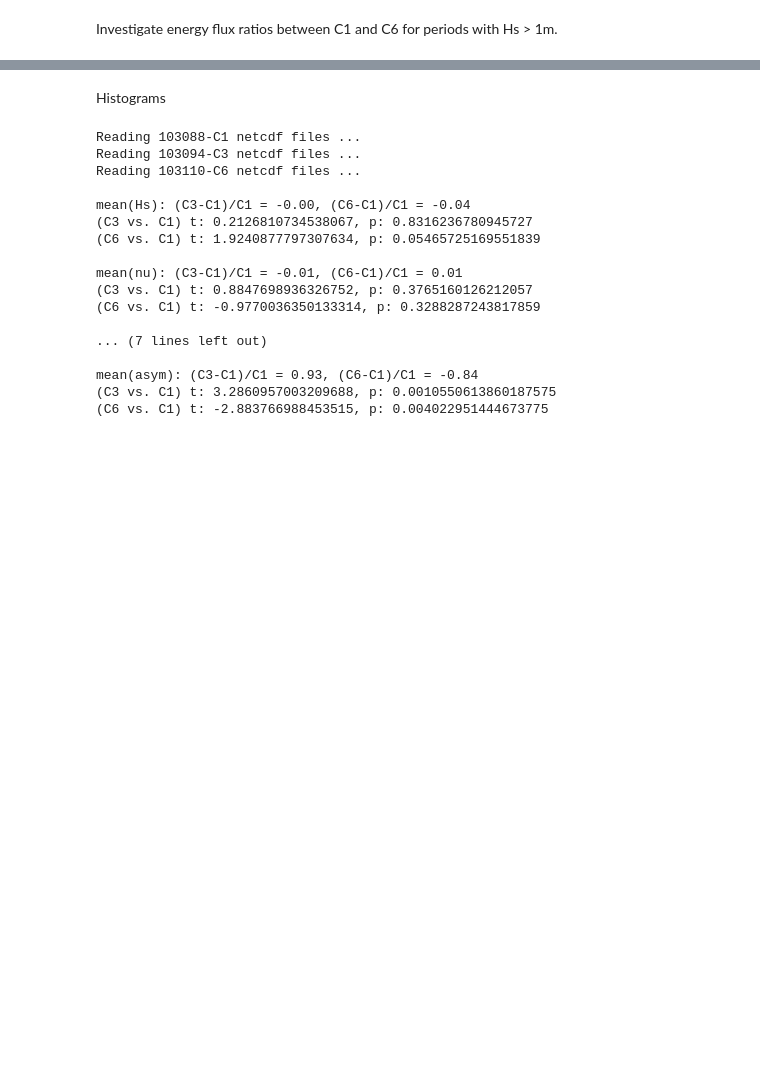
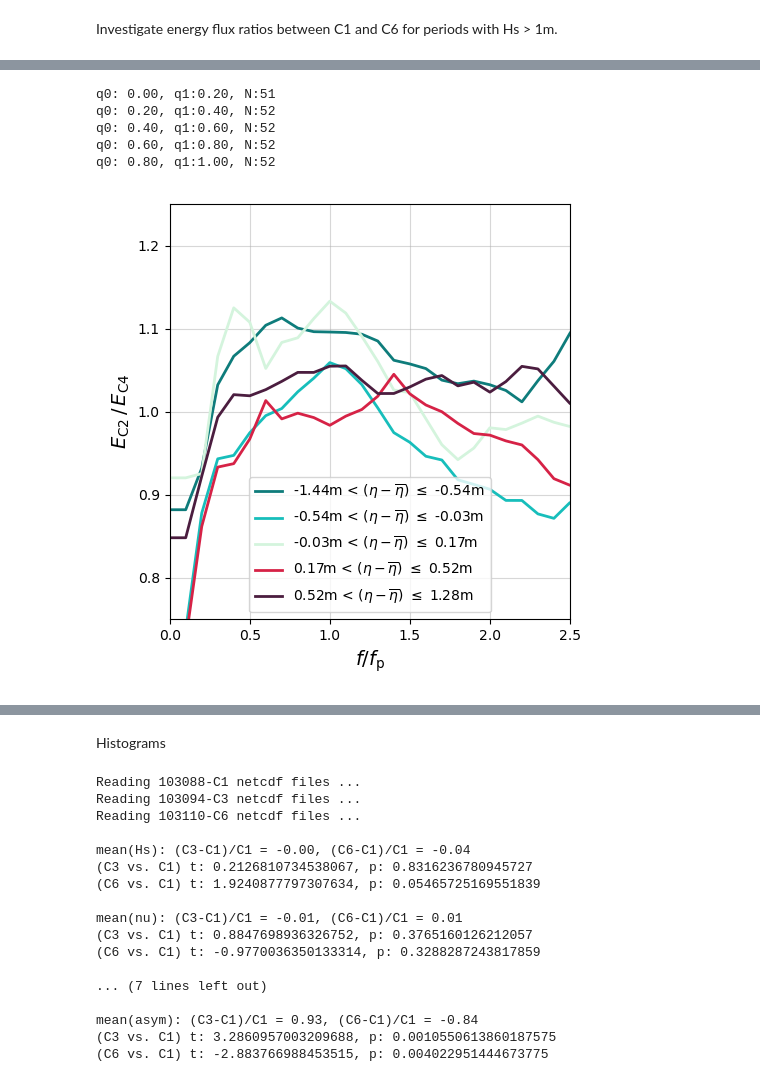
Before and after one commit to mikapm/pyROXSI, a Jupyter notebook: roxsi_pyfuns/notebooks/cross_shore_spectra.ipynb, the cells around one changed output, grey strips where cells are left out. Cells and saved outputs as stored; diff of their text form; code cells hidden in the pictures; blank space fills up the shorter version.

```diff
--- a/roxsi_pyfuns/notebooks/cross_shore_spectra.ipynb
+++ b/roxsi_pyfuns/notebooks/cross_shore_spectra.ipynb
@@ -47,6 +49,9 @@ fn_bathy = os.path.join(bathydir, 'Asilomar_2022_SSA_bathy.nc')
 dsb = xr.decode_cf(xr.open_dataset(fn_bathy, decode_coords='all'))
 fn_bathy_new = os.path.join(bathydir, 'Asilomar_2022_SSA_bathy_updated_1m.nc')
 dsbn = xr.decode_cf(xr.open_dataset(fn_bathy_new, decode_coords='all'))
+
+# Nortek Vector ADVs
+vec_root = os.path.join(rootdir, 'Vectors', 'Level1')
 
 # Initialize figure and plot
 cls = ['#264653', '#2A9D8F', '#E9C46A', '#F4A261', '#E76F51']
@@ -454,0 +783,50 @@ Coordinates:
+# %%
+# Plot spectral ratios for Vectors at C2 vs. C4
+fig, ax = plt.subplots(figsize=(5,5))
+# Compute energy fluxes
+Ef2 = (specn_vec['C2'].Ezz_n)# * dsc1.Cg)
+Ef4 = (specn_vec['C4'].Ezz_n)# * dsc6.Cg)
+# Iterate over all energy flux ratios and plot with color
+# for i in range(nspec):
+nq = 5 # Number of quantiles
+for i in range(nq):
+    # Compute quantile range
+#     q0_c1 = Ef1.depth_dev.quantile(i/nq, dim='depth_dev')
+#     q1_c1 = Ef1.depth_dev.quantile((i+1)/nq, dim='depth_dev')
+#     q0_c6 = Ef6.depth_dev.quantile(i/nq, dim='depth_dev')
+#     q1_c6 = Ef6.depth_dev.quantile((i+1)/nq, dim='depth_dev')
+    q0_c2 = Ef2.depth_dev.quantile(i/nq, dim='depth_dev')
+    q1_c2 = Ef2.depth_dev.quantile((i+1)/nq, dim='depth_dev')
+    q0_c4 = Ef4.depth_dev.quantile(i/nq, dim='depth_dev')
+    q1_c4 = Ef4.depth_dev.quantile((i+1)/nq, dim='depth_dev')
+
+    # Mean energy flux ratios
+    # Efq1 = Ef1.where((Ef1.depth_dev > q0_c1) & (Ef1.depth_dev <= q1_c1)).dropna(dim='depth_dev')
+    Efq2 = Ef2.where((Ef2.depth_dev > q0_c2) & (Ef2.depth_dev <= q1_c2)).dropna(dim='depth_dev')
+    Efq4 = Ef4.where((Ef4.depth_dev > q0_c4) & (Ef4.depth_dev <= q1_c4)).dropna(dim='depth_dev')
+    Efqr = (Efq2.mean(dim='depth_dev') / Efq4.mean(dim='depth_dev')).values
+    std = (Efq2.values / Efq4.values).std().item()
+    label = '{:.2f}m < '.format(q0_c2) + r'$(\eta - \overline{\eta})$ $\leq$ ' + '{:.2f}m'.format(q1_c2)
+    ax.plot(Efq2.freqn.values, Efqr, c=cs[i], label=label, linewidth=2)
+    print('q0: {:.2f}, q1:{:.2f}, N:{}'.format(i/nq, (i+1)/nq, len(Efq2)))
+    # Plot +/- 2std error bars
+    x0 = 2.05
+    y0 = 0.85
+    # ax.errorbar(x0+(i*0.1), y0, yerr=std, c=cs[i], capsize=3)
+
+ax.set_xlabel(r'$f / f_\mathrm{p}$', fontsize=14)
+ax.set_ylabel(r'$E_\mathrm{C2} \, / \, E_\mathrm{C4}$', fontsize=14)
+ax.set_xlim([0, 2.5])
+ax.set_ylim([0.75, 1.25])
+ax.grid(alpha=0.5)
+ax.legend()
+
+plt.tight_layout()
+plt.show()
+# %% [output]
+q0: 0.00, q1:0.20, N:51
+q0: 0.20, q1:0.40, N:52
+q0: 0.40, q1:0.60, N:52
+q0: 0.60, q1:0.80, N:52
+q0: 0.80, q1:1.00, N:52
+[figure, added]
```
Also changed, not shown: parts of 9 cells of this notebook.
